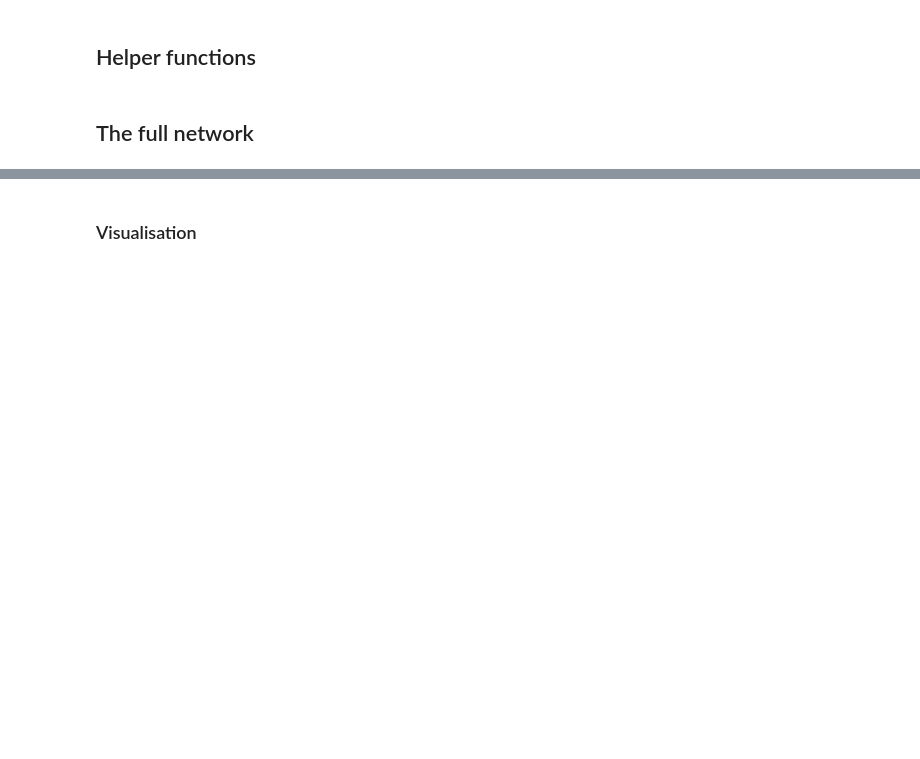
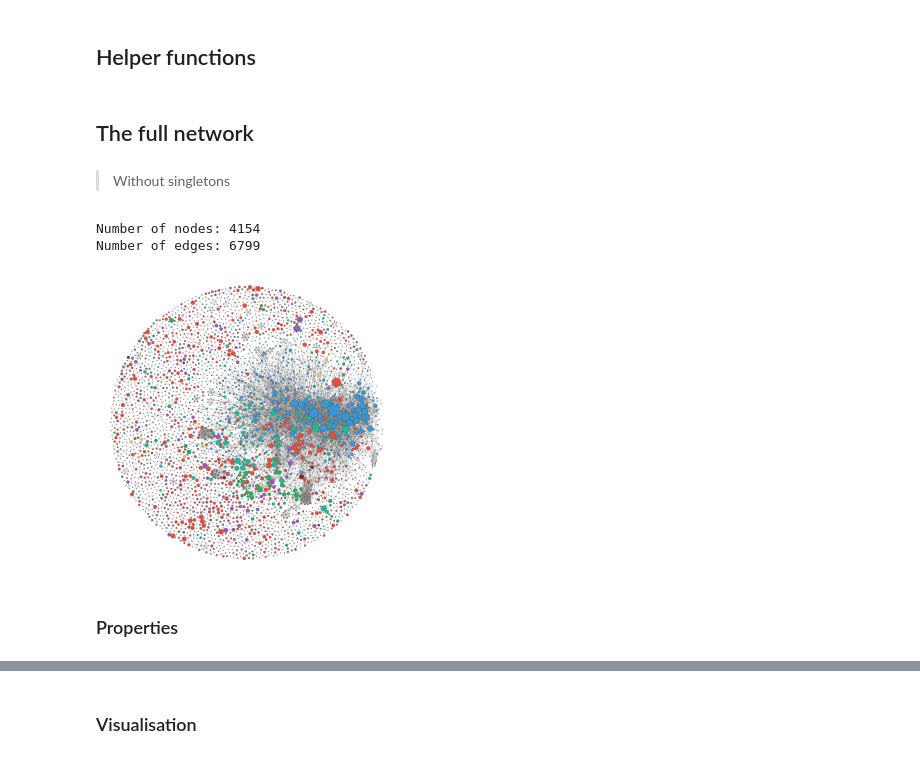
Before and after one commit to DavidAriOstenfeldt/project_website, a Jupyter notebook: Project/network.ipynb, the cells around one changed output, grey strips where cells are left out. Drawn from its saved outputs; the diff is of its cells as text; code cells hidden in the pictures; blank space fills up the shorter version.

Commit message:
Uploaded some 'final' networks.

```diff
--- a/Project/network.ipynb
+++ b/Project/network.ipynb
@@ -198,3 +178,24 @@ def modularity(graph, partitioning):
     return M
 # %% [markdown]
 ## The full network
+# %% [markdown]
+> Without singletons
+# %%
+G_no_singles = G.copy()
+for artist, data in G.nodes(data=True):
+    if G_no_singles.degree(artist) == 0 and data['size'] < 5:
+        G_no_singles.remove_node(artist)
+# %%
+print(f'Number of nodes: {G_no_singles.number_of_nodes()}')
+print(f'Number of edges: {G_no_singles.number_of_edges()}')
+# %% [output]
+Number of nodes: 4154
+Number of edges: 6799
+# %%
+network_G_no_singles, config = nw.visualize(G_no_singles, plot_in_cell_below=False)
+fig, ax = nw.draw_netwulf(network_G_no_singles)
+plt.savefig("network_figures/G_no_singles.pdf")
+# %% [output]
+[figure, added]
+# %% [markdown]
+### Properties
```
Also changed, not shown: parts of 36 cells of this notebook, 10 other files.
